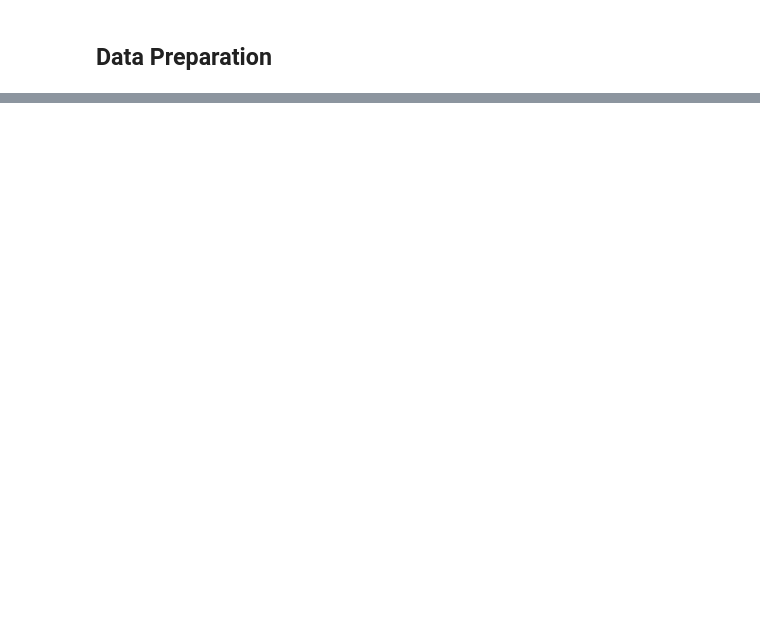
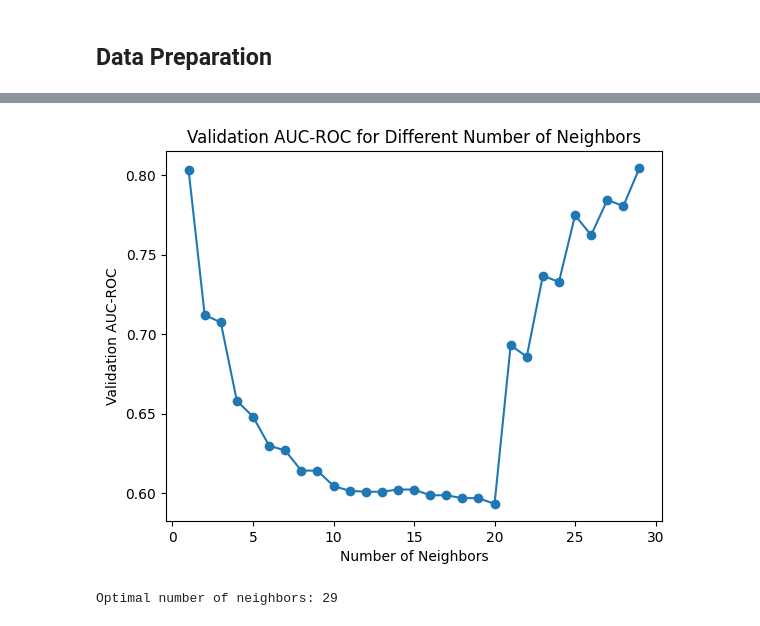
Before and after one commit to Avneet-0001/Youtube_Comments_Spam_Predictor, a Jupyter notebook: Youtube_Comments_Spam_Detector.ipynb, the cells around one changed output, grey strips where cells are left out. Cells and saved outputs as stored; diff of their text form; code cells hidden in the pictures; blank space fills up the shorter version.

```diff
--- a/Youtube_Comments_Spam_Detector.ipynb
+++ b/Youtube_Comments_Spam_Detector.ipynb
@@ -23,0 +65,3 @@ FileNotFoundError: [Errno 2] No such file or directory: 'C:/Users/Silviya/Docume
+# %%
+data['new_date'] = pd.to_datetime(data['DATE'], format='mixed')
+data['date_only'] = data['new_date'].dt.date
@@ -142,0 +333,26 @@ print(f"Number of correct predictions: {predction_correct}" )
+# %%
+# Find the optimal number of neighbors
+neighbor_range = range(1, 30)
+auc_roc_scores = []
+
+for n_neighbors in neighbor_range:
+    knn = KNeighborsClassifier(n_neighbors=n_neighbors)
+    knn.fit(x_train_tfidf, y_train)
+    y_val_pred = knn.predict(x_test_tfidf)
+    auc_roc = roc_auc_score(y_test, y_val_pred)
+    auc_roc_scores.append(auc_roc)
+
+# Plot AUC-ROC scores for different number of neighbors
+plt.figure()
+plt.plot(neighbor_range, auc_roc_scores, marker='o')
+plt.xlabel('Number of Neighbors')
+plt.ylabel('Validation AUC-ROC')
+plt.title('Validation AUC-ROC for Different Number of Neighbors')
+plt.show()
+
+# Select the optimal number of neighbors
+optimal_n_neighbors = neighbor_range[auc_roc_scores.index(max(auc_roc_scores))]
+print('Optimal number of neighbors:', optimal_n_neighbors)
+# %% [output]
+[figure, added]
+Optimal number of neighbors: 29
```
Also changed, not shown: parts of 42 cells of this notebook.
